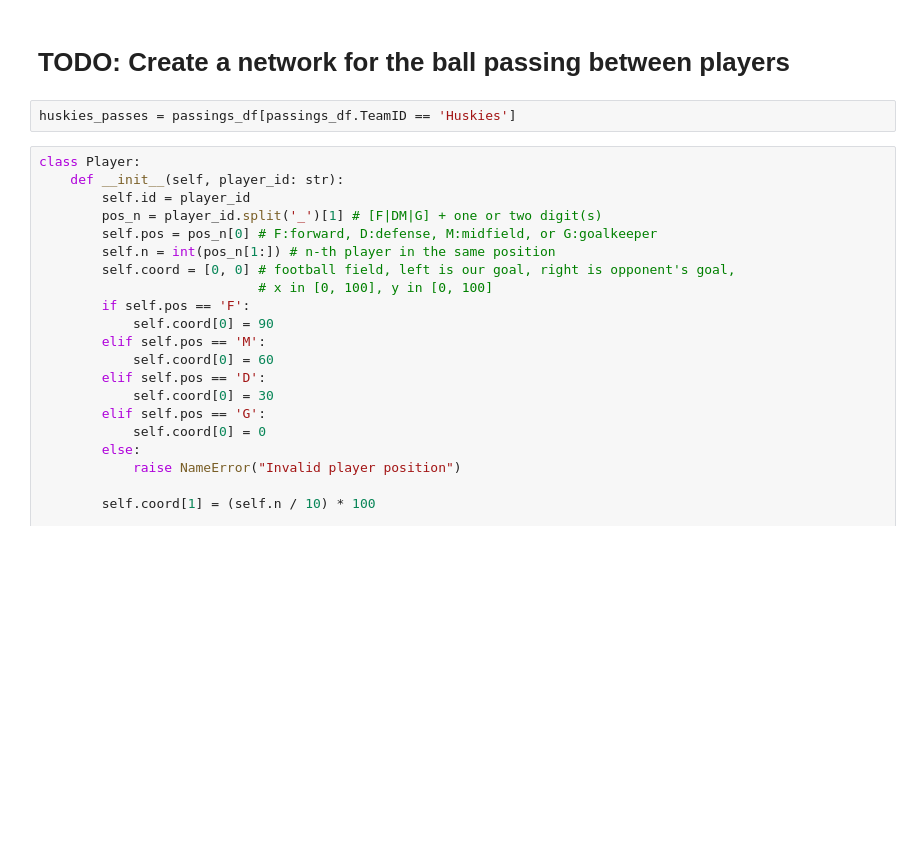
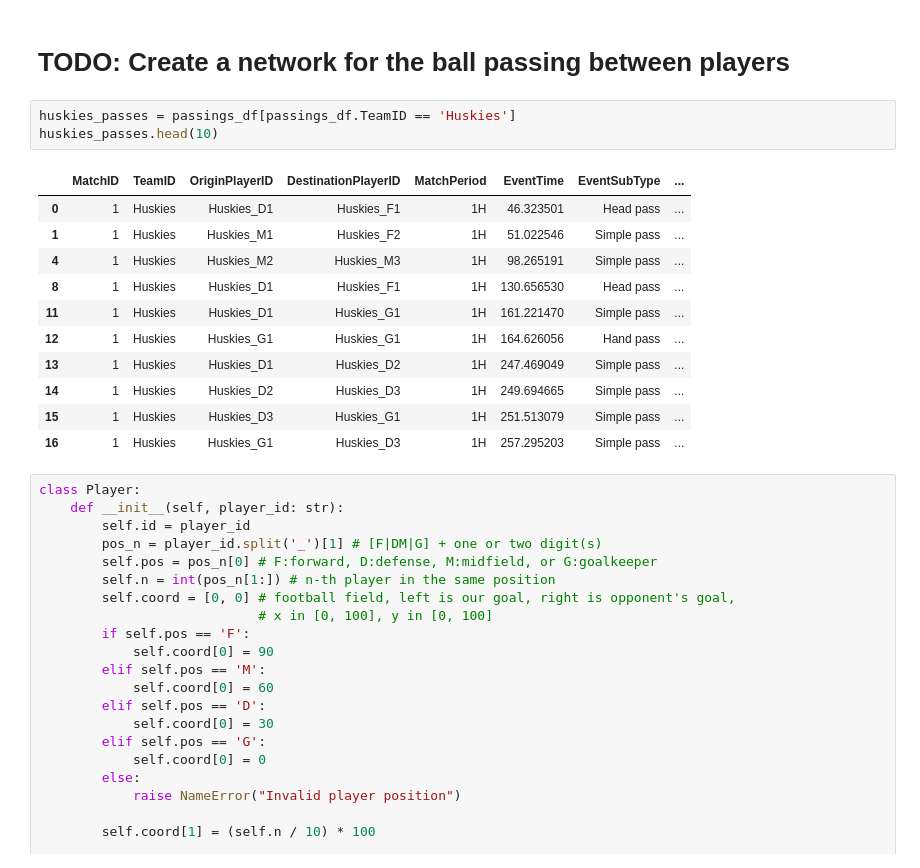
Before and after one commit to tjysdsg/MCM-2020-D, a Jupyter notebook: EDA.ipynb, the cells around one changed output. Drawn from its saved outputs; the diff is of its cells as text; blank space fills up the shorter version.

```diff
--- a/EDA.ipynb
+++ b/EDA.ipynb
@@ -174,6 +144,19 @@ events_df.head(10)
 # TODO: Create a network for the ball passing between players
 # %%
 huskies_passes = passings_df[passings_df.TeamID == 'Huskies']
+huskies_passes.head(10)
+# %% [output]
+|  | MatchID | TeamID | OriginPlayerID | DestinationPlayerID | MatchPeriod | EventTime | EventSubType | ... |
+| 0 | 1 | Huskies | Huskies_D1 | Huskies_F1 | 1H | 46.323501 | Head pass | ... |
+| 1 | 1 | Huskies | Huskies_M1 | Huskies_F2 | 1H | 51.022546 | Simple pass | ... |
+| 4 | 1 | Huskies | Huskies_M2 | Huskies_M3 | 1H | 98.265191 | Simple pass | ... |
+| 8 | 1 | Huskies | Huskies_D1 | Huskies_F1 | 1H | 130.656530 | Head pass | ... |
+| 11 | 1 | Huskies | Huskies_D1 | Huskies_G1 | 1H | 161.221470 | Simple pass | ... |
+| 12 | 1 | Huskies | Huskies_G1 | Huskies_G1 | 1H | 164.626056 | Hand pass | ... |
+| 13 | 1 | Huskies | Huskies_D1 | Huskies_D2 | 1H | 247.469049 | Simple pass | ... |
+| 14 | 1 | Huskies | Huskies_D2 | Huskies_D3 | 1H | 249.694665 | Simple pass | ... |
+| 15 | 1 | Huskies | Huskies_D3 | Huskies_G1 | 1H | 251.513079 | Simple pass | ... |
+| 16 | 1 | Huskies | Huskies_G1 | Huskies_D3 | 1H | 257.295203 | Simple pass | ... |
 # %%
 class Player:
     def __init__(self, player_id: str):
```
Also changed, not shown: parts of 31 cells of this notebook.
